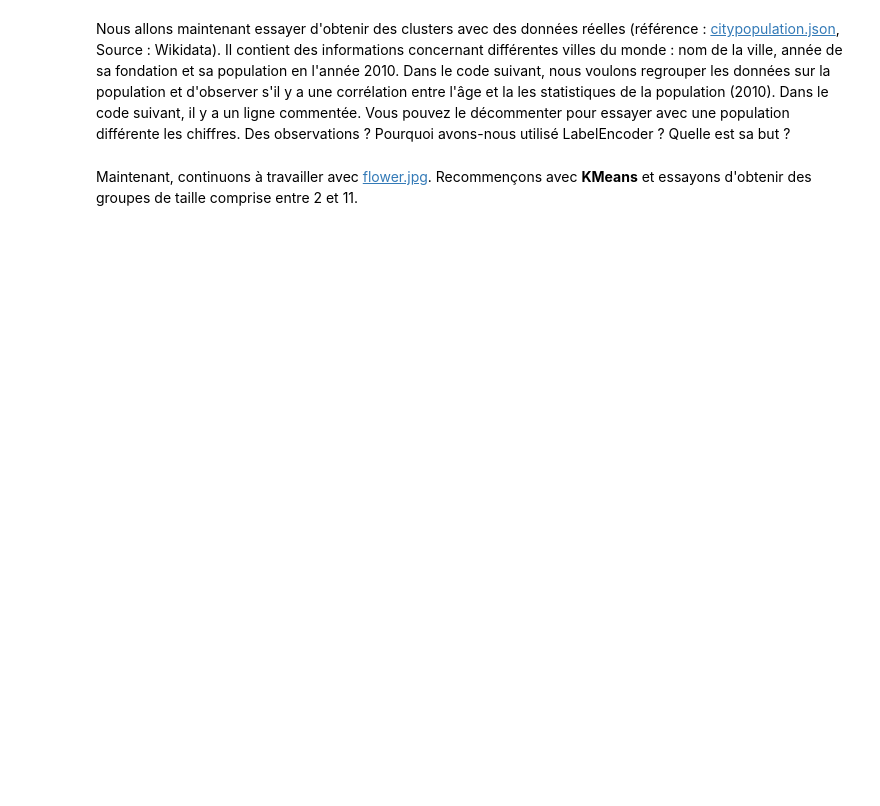
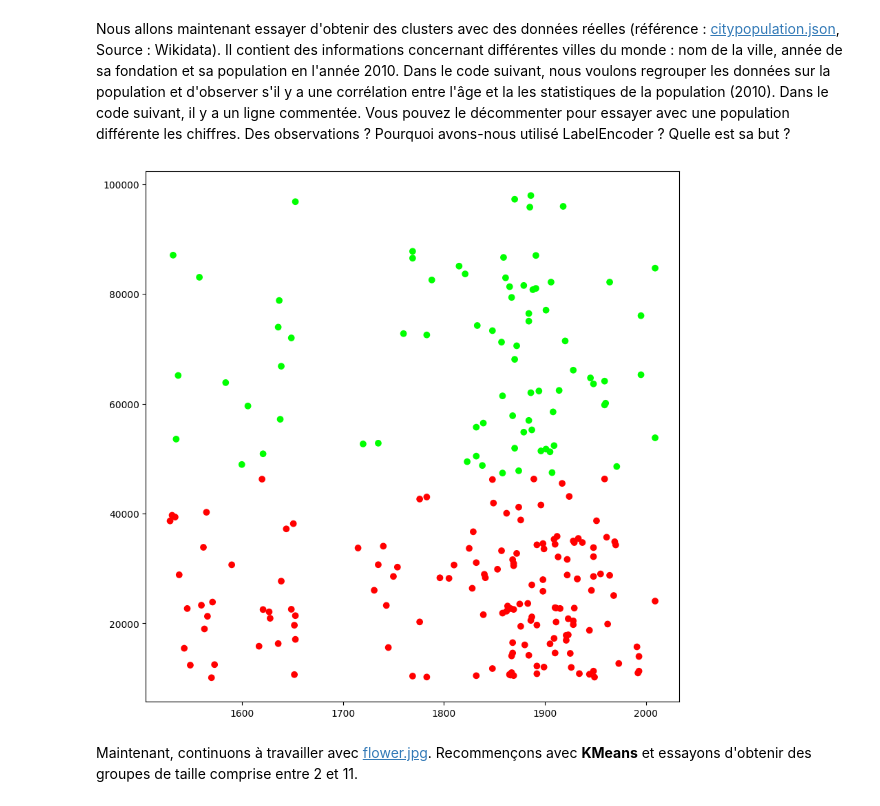
Before and after one commit to joxcat/inge.courses-s8, a Jupyter notebook: dm_ml/MachineLearning/fr/TP2/tp2.ipynb, the cells around one changed output. Drawn from its saved outputs; the diff is of its cells as text; code cells hidden in the pictures; blank space fills up the shorter version.

```diff
--- a/dm_ml/MachineLearning/fr/TP2/tp2.ipynb
+++ b/dm_ml/MachineLearning/fr/TP2/tp2.ipynb
@@ -552,28 +605,30 @@ Nous allons maintenant essayer d'obtenir des clusters avec des données réelles
 # %%
 from pandas import json_normalize
 from sklearn.preprocessing import LabelEncoder
 import pandas as pd
 import json
 
 data = json.load(open("../../data/citypopulation.json"))
 dataframe = json_normalize(data)
 le = LabelEncoder()
 dataframe["cityLabel"] = le.fit_transform(dataframe["cityLabel"])
 dataframe = dataframe.astype(
     dtype={"year": "<i4", "cityLabel": "<U200", "population": "i"}
 )
 dataframe = dataframe.loc[dataframe["year"] > 1500]
-# dataframe = dataframe.loc[dataframe['population'] < 700000]
+dataframe = dataframe.loc[dataframe['population'] < 100000]
 yearPopulation = dataframe[["year", "population"]]
 clusters = KMeans(n_clusters=2, n_init=1000)
 clusters.fit(yearPopulation.values)
 colors = np.array(["#ff0000", "#00ff00", "#0000ff", "#ffff00"])
 
 plot.rcParams["figure.figsize"] = [10, 10]
 plot.scatter(
     yearPopulation["year"], yearPopulation["population"], c=colors[clusters.labels_]
 )
 plot.show()
+# %% [output]
+[figure, added]
 # %% [markdown]
 Maintenant, continuons à travailler avec [flower.jpg](../../images/flower.jpg). Recommençons avec **KMeans** et essayons d'obtenir des groupes de taille comprise entre 2 et 11.
 # %%
```
Also changed, not shown: parts of 13 cells of this notebook, 2 other files.
